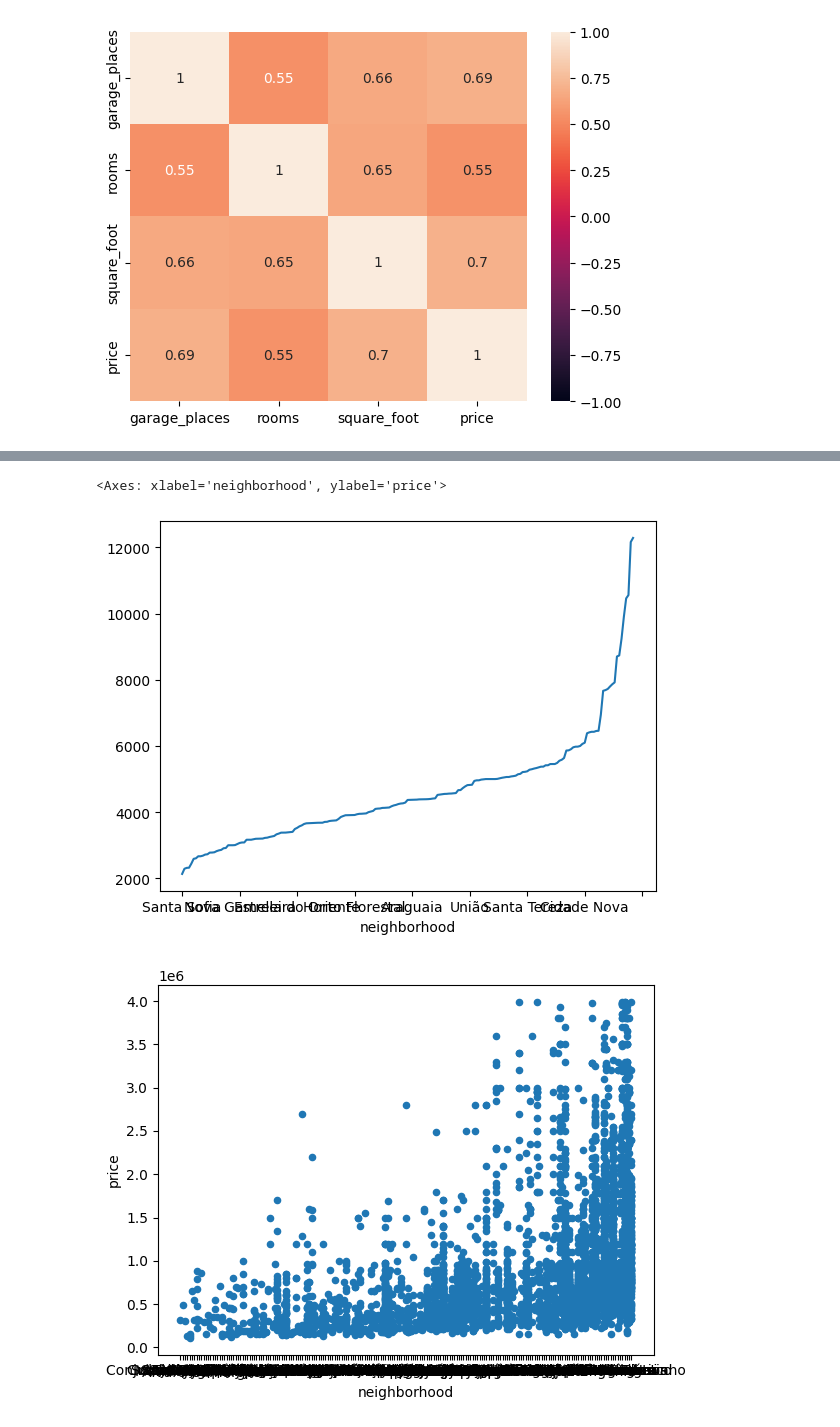
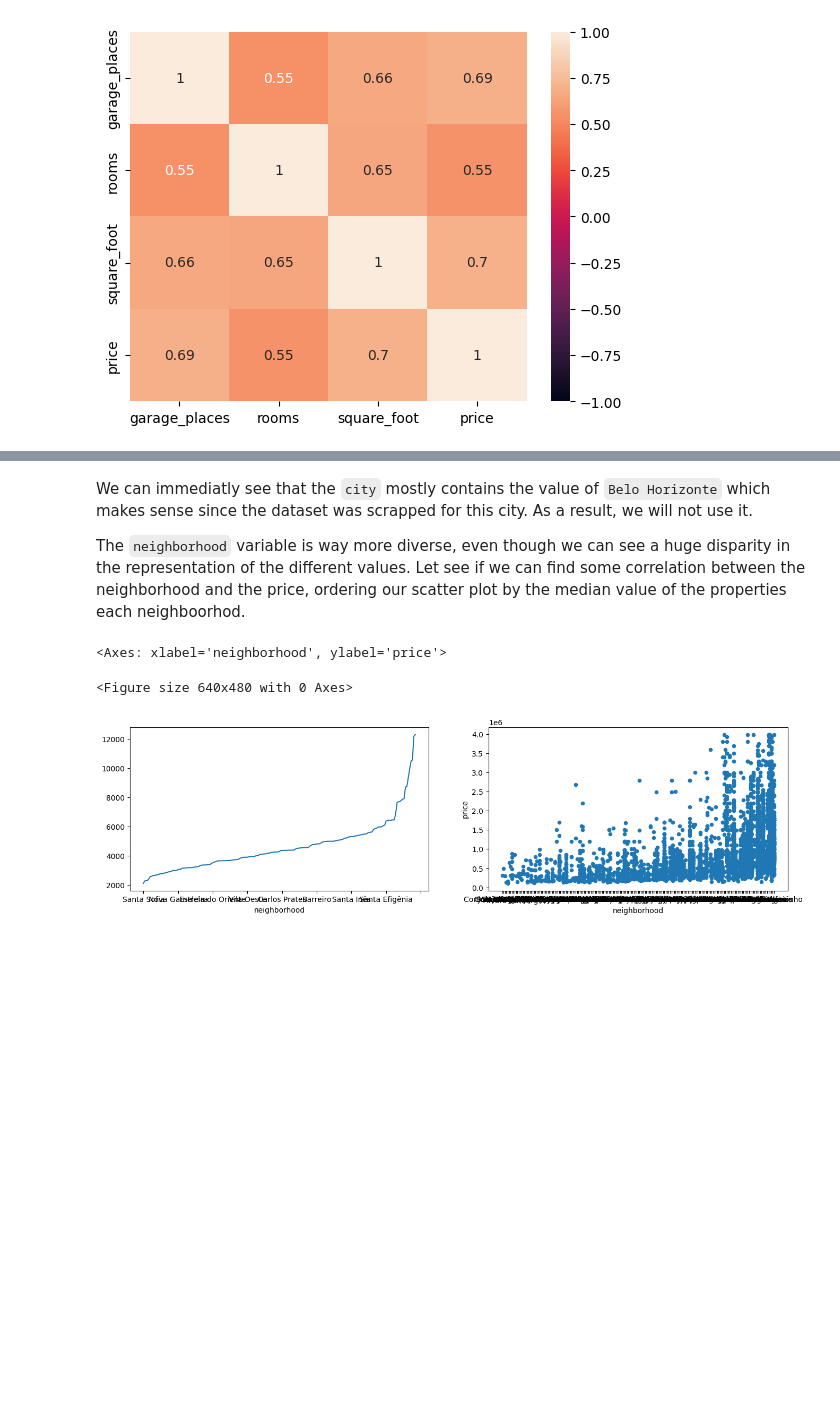
Before and after one commit to QuentinElGuay/belo-horizonte-pricing, a Jupyter notebook: EDA.ipynb, the cells around one changed output, grey strips where cells are left out. Saved outputs shown, nothing was run; the diff lists cells and outputs as text; code cells hidden in the pictures; blank space fills up the shorter version.

```diff
--- a/EDA.ipynb
+++ b/EDA.ipynb
@@ -321,4 +326,8 @@ sns.heatmap(corr, vmin=-1, vmax=1, annot=True);
 # %%
-print(df_wh_outliers['city'].value_counts())
-print(df_wh_outliers['neighborhood'].value_counts())
+categorical_features = ['city', 'neighborhood']
+
+fig, ax = plt.subplots(1, len(categorical_features))
+for i, categorical_feature in enumerate(df_wh_outliers[categorical_features]):
+    df_wh_outliers[categorical_feature].value_counts().plot(kind='bar', ax=ax[i]).set_title(categorical_feature)
+    print(df_wh_outliers['neighborhood'].value_counts())
 # %% [output]
@@ -342,16 +352,17 @@ Name: count, Length: 197, dtype: int64
+# %% [markdown]
+We can immediatly see that the `city` mostly contains the value of `Belo Horizonte` which makes sense since the dataset was scrapped for this city. As a result, we will not use it.
+
+The `neighborhood` variable is way more diverse, even though we can see a huge disparity in the representation of the different values. Let see if we can find some correlation between the neighborhood and the price, ordering our scatter plot by the median value of the properties each neighboorhod.
 # %%
-# categorical_features = ['neighborhood', 'city']
-# fig, ax = plt.subplots(1, len(categorical_features))
-# for i, categorical_feature in enumerate(df[categorical_features]):
-#     df[categorical_feature].value_counts().plot(kind='bar', ax=ax[i]).set_title(categorical_feature)
-
 df_neighborhood = df_wh_outliers[['neighborhood', 'square_foot_price']]
 df_neighborhood = df_neighborhood.groupby('neighborhood').median()
 df_neighborhood.sort_values('square_foot_price', ascending=True, inplace=True)
 
-df_neighborhood['square_foot_price'].plot()
-df.sort_values(by='neighborhood', key=lambda column: column.map(lambda e: list(df_neighborhood.index).index(e))).plot.scatter(x='neighborhood', y='price')
+plt.tight_layout()
+fig, ((ax1, ax2)) = plt.subplots(nrows=1, ncols=2, figsize=(16, 4))
+df_neighborhood['square_foot_price'].plot(ax=ax1)
+df.sort_values(by='neighborhood', key=lambda column: column.map(lambda e: list(df_neighborhood.index).index(e))).plot.scatter(x='neighborhood', y='price', ax=ax2)
 # %% [output]
 <Axes: xlabel='neighborhood', ylabel='price'>
+<Figure size 640x480 with 0 Axes>
-[figure, old version]
+[figure, new version]
-[figure, removed]
```
Also changed, not shown: parts of 10 cells of this notebook.
